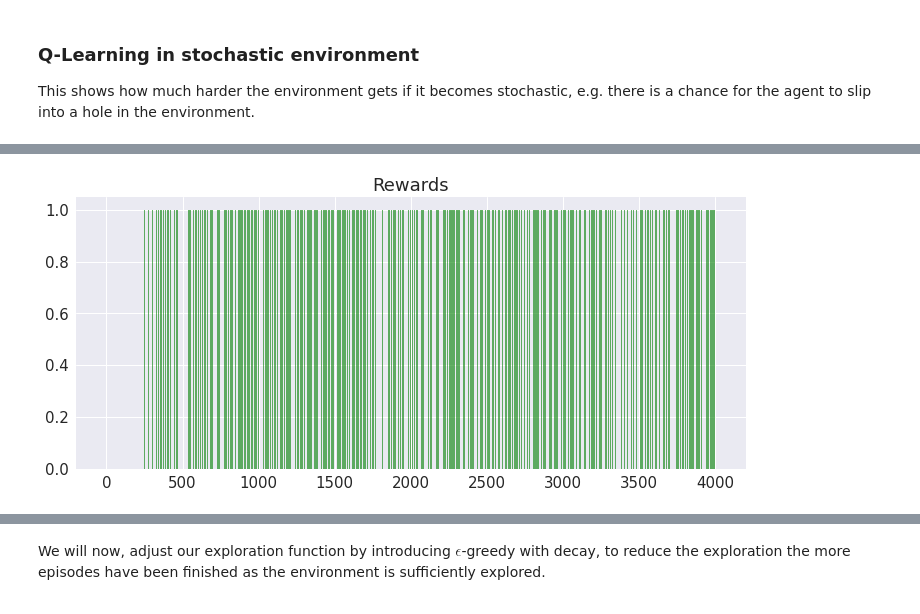
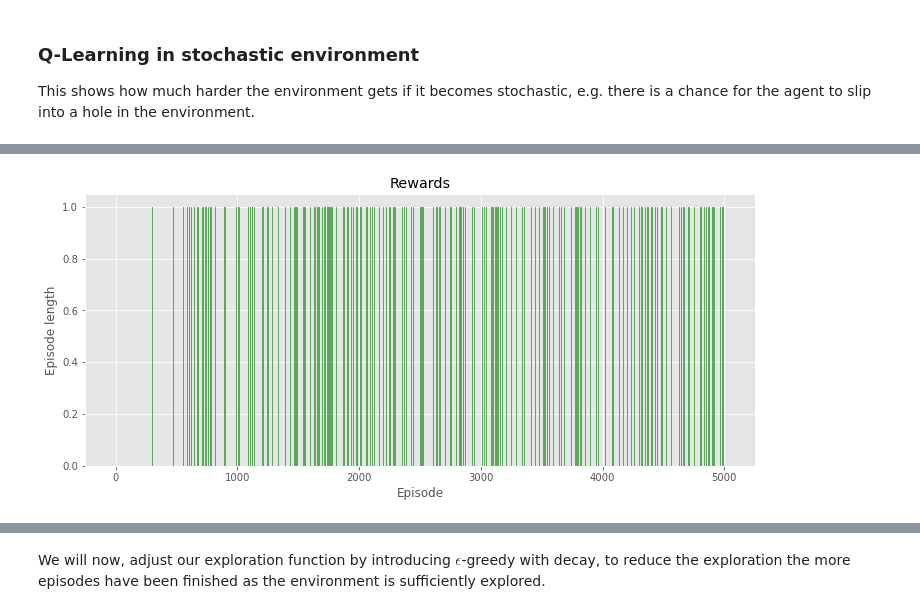
Before and after one commit to RobvanGastel/meta-rl-algorithms, a Jupyter notebook: TD/Tabular (Double) Q-learning on the FrozenLake environment.ipynb, the cells around one changed output, grey strips where cells are left out. Drawn from its saved outputs; the diff is of its cells as text; code cells hidden in the pictures.

Commit message:
Update TD methods, implementation of Q-learning, Sarsa and its variants

```diff
--- a/TD/Tabular (Double) Q-learning on the FrozenLake environment.ipynb
+++ b/TD/Tabular (Double) Q-learning on the FrozenLake environment.ipynb
@@ -4,12 +4,7 @@ import time
 import torch
 import matplotlib.pyplot as plt
 
-from gym.envs.registration import register
-register(
-    id='FrozenLakeNotSlippery-v0',
-    entry_point='gym.envs.toy_text:FrozenLakeEnv',
-    kwargs={'map_name': '4x4', 'is_slippery': False},
-)
+plt.style.use('ggplot')
 # %% [markdown]
 ## Q-learning
 First off applying the most well-known _tabular_, _one-step_ TD method originally introduced by [(Watkins, 1989)](https://www.gatsby.ucl.ac.uk/~dayan/papers/cjch.pdf). Which learns the $Q$ function using bootstrapping, the update rule is defined as,
@@ -132,3 +130,8 @@ Average number of steps (last 100 episodes): 6.00
 ### Q-Learning in stochastic environment
 
 This shows how much harder the environment gets if it becomes stochastic, e.g. there is a chance for the agent to slip into a hole in the environment.
+# %%
+env = gym.make('FrozenLake-v0')
+
+# training it on a stochastic environment
+Q_learning(env, num_episodes=4000, gamma=0.99, alpha=0.85, print_i=500)
@@ -135,51 +169,51 @@ This shows how much harder the environment gets if it becomes stochastic, e.g. t
 # %%
-env = gym.make('FrozenLake-v0')
-number_of_states = env.observation_space.n
-number_of_actions = env.action_space.n
+def Q_learning(env, num_episodes=500, gamma=1, alpha=0.8, epsilon = 0.1, print_i=50):
+    nS = env.observation_space.n
+    nA = env.action_space.n
+    rewards_total = []
+    steps_total = []
 
-rewards_total = []
-steps_total = []
+    # Q-function estimate
+    Q = torch.zeros([nS, nA])
 
-# Hyperparameters
-num_episodes = 4000
-gamma = 0.95
-alpha = 0.85
+    # Loop for each episode
+    for i in range(num_episodes):
+        # Initiatize S
+        observation = env.reset()
+        steps = 0
 
-Q = torch.zeros([number_of_states, number_of_actions])
+        while True:
+            steps += 1
 
-# Loop for each episode
-for i in range(num_episodes):
-    # Initiatize S
-    observation = env.reset()
-    steps = 0
+            # Choose next A from S using policy derived from Q,
+            # Using an epsilon-greedy exploration technique
+            random_val = torch.rand(1)[0].item()
+            if random_val > epsilon:
+                random_values = Q[observation] + torch.randn(1, nA)/1000
+                action = torch.argmax(random_values).item()
+            else:
+                action = env.action_space.sample()
 
-    while True:
-        steps += 1
+            # Take action A, observce R, S'
+            new_observation, reward, done, info = env.step(action)
 
-        # Choose next A from S using policy derived from Q
-        # Adding randomness to explore
-        random_values = Q[observation] + torch.randn(1, number_of_actions)/1000
-        action = torch.argmax(random_values).item()
+            # Q(S, A) <- Q(S, A) + alpha[R + gamma max_a(S', a) - Q(S, A)]
+            Q[observation, action] += alpha * (reward + gamma * torch.max(
+                Q[new_observation]).item() - Q[observation, action])
 
-        # Take action A, observce R, S'
-        new_observation, reward, done, info = env.step(action)
+            # S <- S'
+            observation = new_observation
 
-        # Q(S, A) <- Q(S, A) + alpha[R + gamma max_a(S', a) - Q(S, A)]
-        Q[observation, action] = (1-alpha) * Q[observation, action] + alpha * (
-            reward + gamma * torch.max(Q[new_observation]).item())
+            # Terminate if environment is done
+            if done:
+                # Store statistics
+                steps_total.append(steps)
+                rewards_total.append(reward)
+                if i % print_i == 0:
+                    print("Episode finished after %i steps, with reward %i" % (steps, reward))
+                break
 
-        # S <- S'
-        observation = new_observation
+    print_statistics(Q, num_episodes, rewards_total, steps_total)
 
-        # Terminate if environment is done
-        if done:
-            # Store statistics
-            steps_total.append(steps)
-            rewards_total.append(reward)
-            if i % 50 == 0:
-                print("Episode finished after %i steps" % steps)
-            break
-
-
-print_statistics(Q, rewards_total, num_episodes)
+Q_learning(env, num_episodes=5000, gamma=0.99, alpha=0.45, epsilon=0.05, print_i=500)
 # %% [output]
@@ -203 +237 @@ Average number of steps (last 100 episodes): 40.59
-[figure, old version]
+[figure, new version]
```
Also changed, not shown: parts of 13 cells of this notebook, 8 other files.
